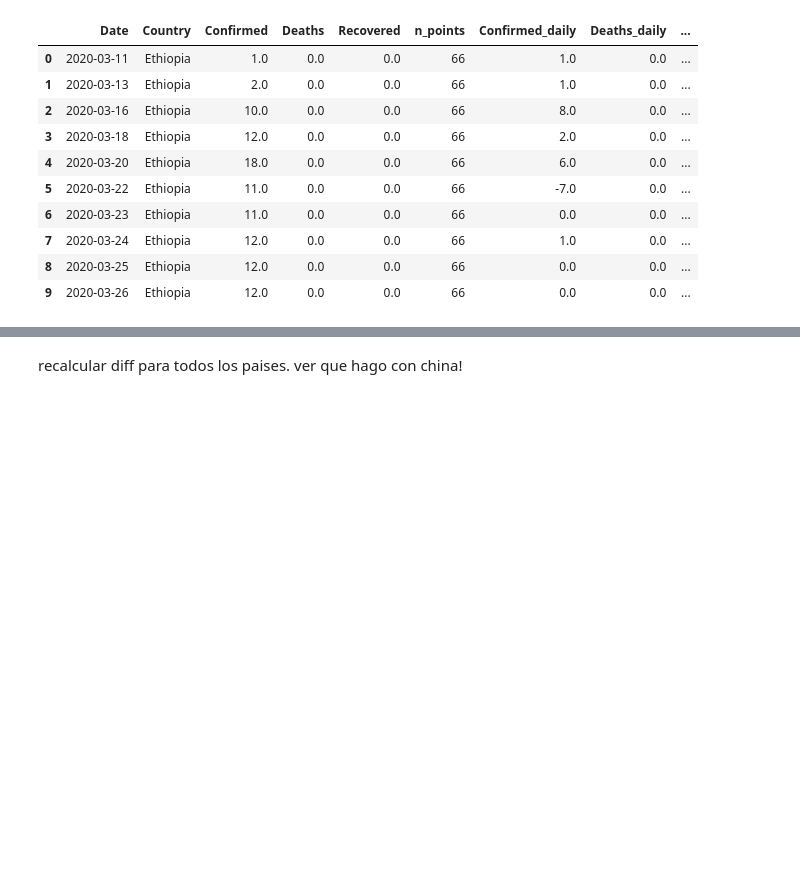
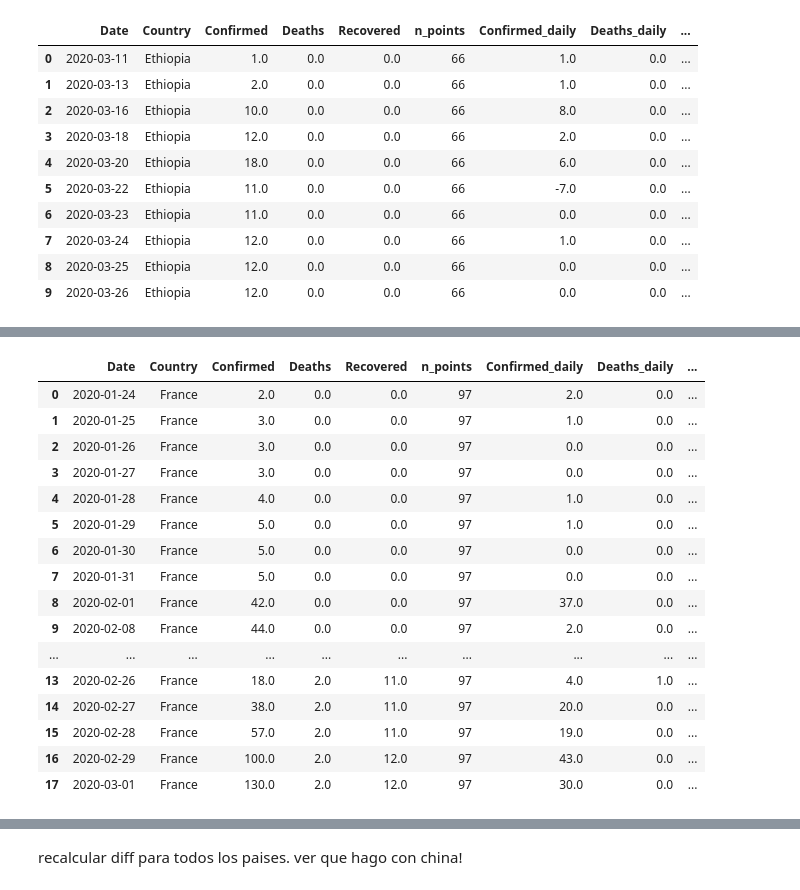
Before and after one commit to cnegrelli/COVID_19, a Jupyter notebook: csse_covid_19_data/csse_covid_19_daily_reports/COVID-19.ipynb, the cells around one changed output, grey strips where cells are left out. Drawn from its saved outputs; the diff is of its cells as text; code cells hidden in the pictures; blank space fills up the shorter version.

```diff
--- a/csse_covid_19_data/csse_covid_19_daily_reports/COVID-19.ipynb
+++ b/csse_covid_19_data/csse_covid_19_daily_reports/COVID-19.ipynb
@@ -2009,0 +2058,3 @@ d['Ethiopia'].head(10)
+# %%
+d['Finland'] = clean_row(d['Finland'],[8,12])
+d['Finland'] = start_row(d['Finland'],7)
@@ -2009,0 +2079,20 @@ d['Ethiopia'].head(10)
+# %%
+d['France'][:18]
+# %% [output]
+|  | Date | Country | Confirmed | Deaths | Recovered | n_points | Confirmed_daily | Deaths_daily | ... |
+| 0 | 2020-01-24 | France | 2.0 | 0.0 | 0.0 | 97 | 2.0 | 0.0 | ... |
+| 1 | 2020-01-25 | France | 3.0 | 0.0 | 0.0 | 97 | 1.0 | 0.0 | ... |
+| 2 | 2020-01-26 | France | 3.0 | 0.0 | 0.0 | 97 | 0.0 | 0.0 | ... |
+| 3 | 2020-01-27 | France | 3.0 | 0.0 | 0.0 | 97 | 0.0 | 0.0 | ... |
+| 4 | 2020-01-28 | France | 4.0 | 0.0 | 0.0 | 97 | 1.0 | 0.0 | ... |
+| 5 | 2020-01-29 | France | 5.0 | 0.0 | 0.0 | 97 | 1.0 | 0.0 | ... |
+| 6 | 2020-01-30 | France | 5.0 | 0.0 | 0.0 | 97 | 0.0 | 0.0 | ... |
+| 7 | 2020-01-31 | France | 5.0 | 0.0 | 0.0 | 97 | 0.0 | 0.0 | ... |
+| 8 | 2020-02-01 | France | 42.0 | 0.0 | 0.0 | 97 | 37.0 | 0.0 | ... |
+| 9 | 2020-02-08 | France | 44.0 | 0.0 | 0.0 | 97 | 2.0 | 0.0 | ... |
+| ... | ... | ... | ... | ... | ... | ... | ... | ... | ... |
+| 13 | 2020-02-26 | France | 18.0 | 2.0 | 11.0 | 97 | 4.0 | 1.0 | ... |
+| 14 | 2020-02-27 | France | 38.0 | 2.0 | 11.0 | 97 | 20.0 | 0.0 | ... |
+| 15 | 2020-02-28 | France | 57.0 | 2.0 | 11.0 | 97 | 19.0 | 0.0 | ... |
+| 16 | 2020-02-29 | France | 100.0 | 2.0 | 12.0 | 97 | 43.0 | 0.0 | ... |
+| 17 | 2020-03-01 | France | 130.0 | 2.0 | 12.0 | 97 | 30.0 | 0.0 | ... |
```
Also changed, not shown: parts of 5 cells of this notebook.
